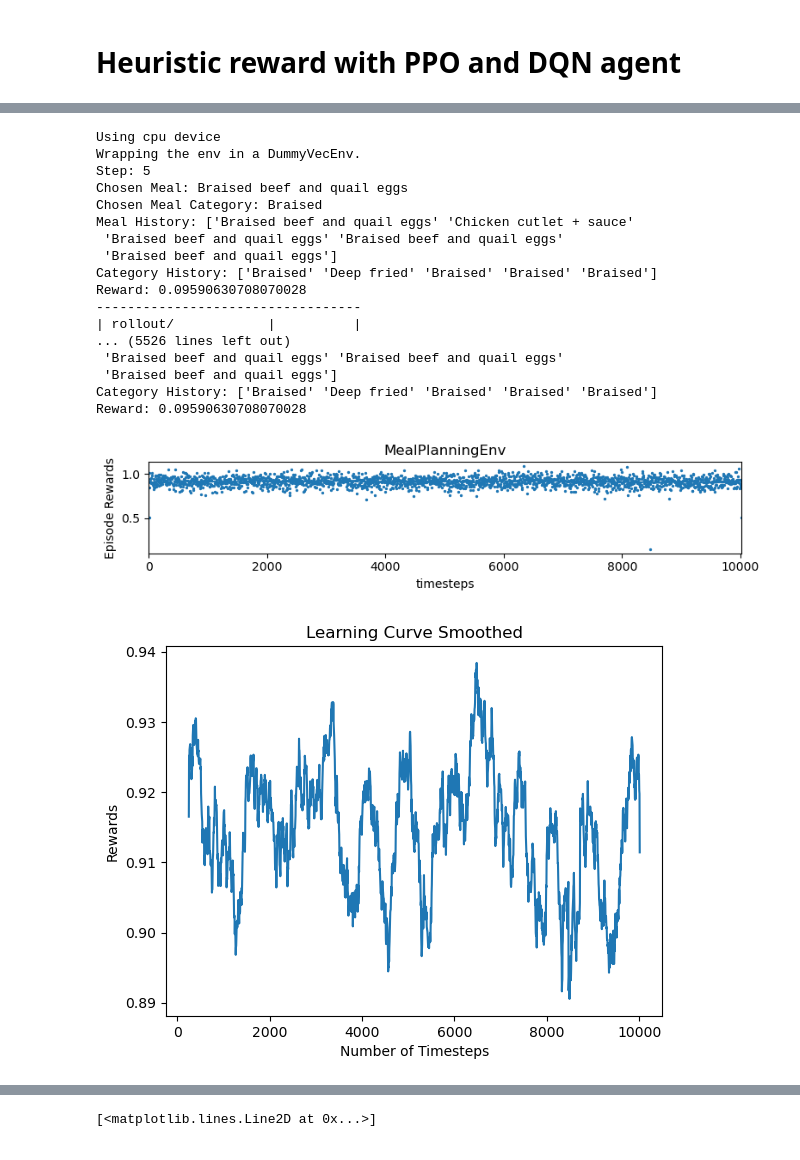
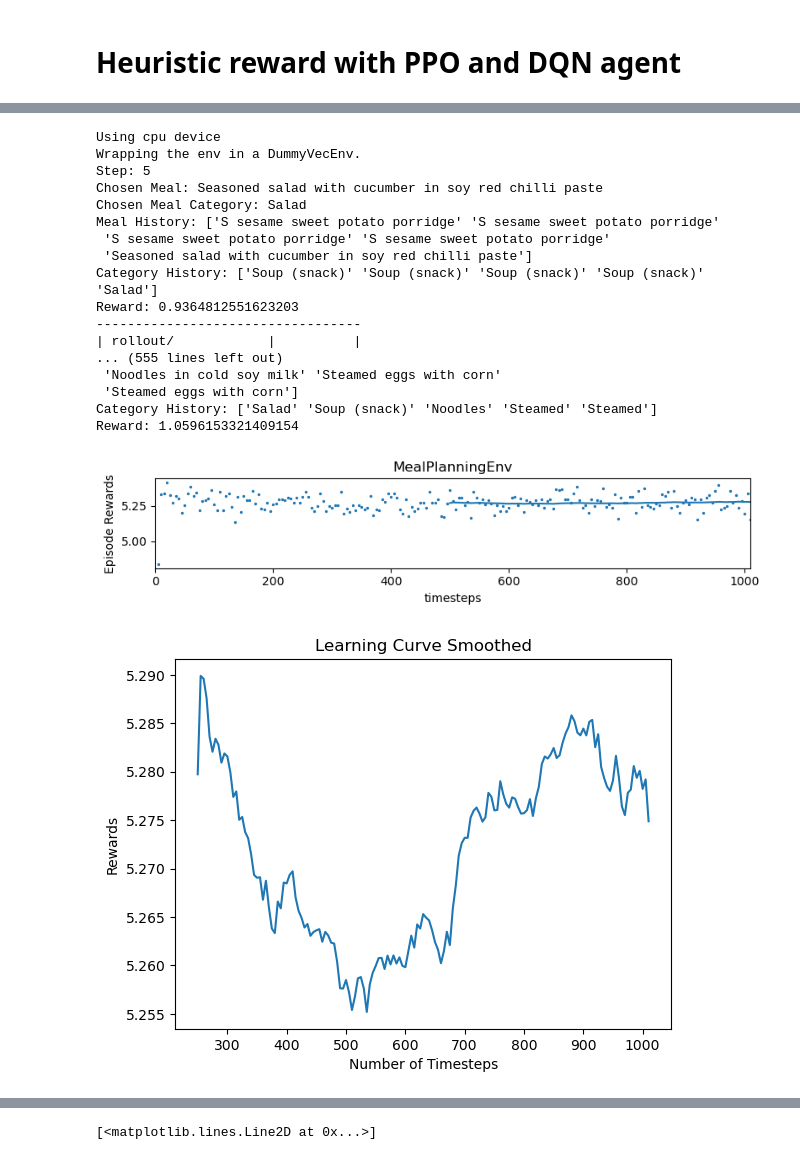
Before and after one commit to lurosenb/five_jelly_donuts, a Jupyter notebook: heuristic_ppo_agent.ipynb, the cells around one changed output, grey strips where cells are left out. Saved outputs shown, nothing was run; the diff lists cells and outputs as text; code cells hidden in the pictures.

```diff
--- a/heuristic_ppo_agent.ipynb
+++ b/heuristic_ppo_agent.ipynb
@@ -14,6 +14,7 @@ from stable_baselines3.common.monitor import Monitor
 from stable_baselines3.common.results_plotter import load_results, ts2xy
 from stable_baselines3.common.callbacks import BaseCallback
 from stable_baselines3.common import results_plotter
+from stable_baselines.common.evaluation import evaluate_policy
 
 
 class SaveOnBestTrainingRewardCallback(BaseCallback):
@@ -140,7 +141,7 @@ for i in range(num_meals):
   obs, rewards, done, info = env.step(action)
 env.render()
 
-model.learn(total_timesteps=10000, callback=callback)
+model = model.learn(total_timesteps=1000, callback=callback)
 
 obs = env.reset()
 action, _ = model.predict(obs)
@@ -153,47 +154,47 @@ results_plotter.plot_results(
     [log_dir], 1e5, results_plotter.X_TIMESTEPS, "MealPlanningEnv"
 )
 
 plot_results(log_dir)
 # %% [output]
 Exception ignored in: <function Menu.__del__ at 0x...>
 Traceback (most recent call last):
   File "/usr/local/anaconda3/envs/rlclass/lib/python3.9/site-packages/dietkit/elements.py", line 89, in __del__
     del Menu.__catalog[self.name]
 KeyError: 'Potato zucchini soup'
 Exception ignored in: <function Menu.__del__ at 0x...>
 Traceback (most recent call last):
   File "/usr/local/anaconda3/envs/rlclass/lib/python3.9/site-packages/dietkit/elements.py", line 89, in __del__
     del Menu.__catalog[self.name]
 KeyError: 'Zucchini soup'
 Exception ignored in: <function Menu.__del__ at 0x...>
 Traceback (most recent call last):
   File "/usr/local/anaconda3/envs/rlclass/lib/python3.9/site-packages/dietkit/elements.py", line 89, in __del__
     del Menu.__catalog[self.name]
 KeyError: 'Mushroom perilla seed soup'
 Exception ignored in: <function Menu.__del__ at 0x...>
 Traceback (most recent call last):
   File "/usr/local/anaconda3/envs/rlclass/lib/python3.9/site-packages/dietkit/elements.py", line 89, in __del__
     del Menu.__catalog[self.name]
 KeyError: 'Fried tofu spring onion soup'
 Using cpu device
 Wrapping the env in a DummyVecEnv.
 Step: 5
-Chosen Meal: Braised beef and quail eggs
-Chosen Meal Category: Braised
-Meal History: ['Braised beef and quail eggs' 'Chicken cutlet + sauce'
- 'Braised beef and quail eggs' 'Braised beef and quail eggs'
- 'Braised beef and quail eggs']
-Category History: ['Braised' 'Deep fried' 'Braised' 'Braised' 'Braised']
-Reward: 0.09590630708070028
+Chosen Meal: Seasoned salad with cucumber in soy red chilli paste
+Chosen Meal Category: Salad
+Meal History: ['S sesame sweet potato porridge' 'S sesame sweet potato porridge'
+ 'S sesame sweet potato porridge' 'S sesame sweet potato porridge'
+ 'Seasoned salad with cucumber in soy red chilli paste']
+Category History: ['Soup (snack)' 'Soup (snack)' 'Soup (snack)' 'Soup (snack)' 'Salad']
+Reward: 0.9364812551623203
 ----------------------------------
 | rollout/            |          |
-... (5526 lines left out)
- 'Braised beef and quail eggs' 'Braised beef and quail eggs'
- 'Braised beef and quail eggs']
-Category History: ['Braised' 'Deep fried' 'Braised' 'Braised' 'Braised']
-Reward: 0.09590630708070028
+... (555 lines left out)
+ 'Noodles in cold soy milk' 'Steamed eggs with corn'
+ 'Steamed eggs with corn']
+Category History: ['Salad' 'Soup (snack)' 'Noodles' 'Steamed' 'Steamed']
+Reward: 1.0596153321409154
-[figure, old version]
+[figure, new version]
-[figure, old version]
+[figure, new version]
 # %%
 obs = env.reset()
 action, _ = model.predict(obs)
```
Also changed, not shown: parts of 9 cells of this notebook, 1 other file.
